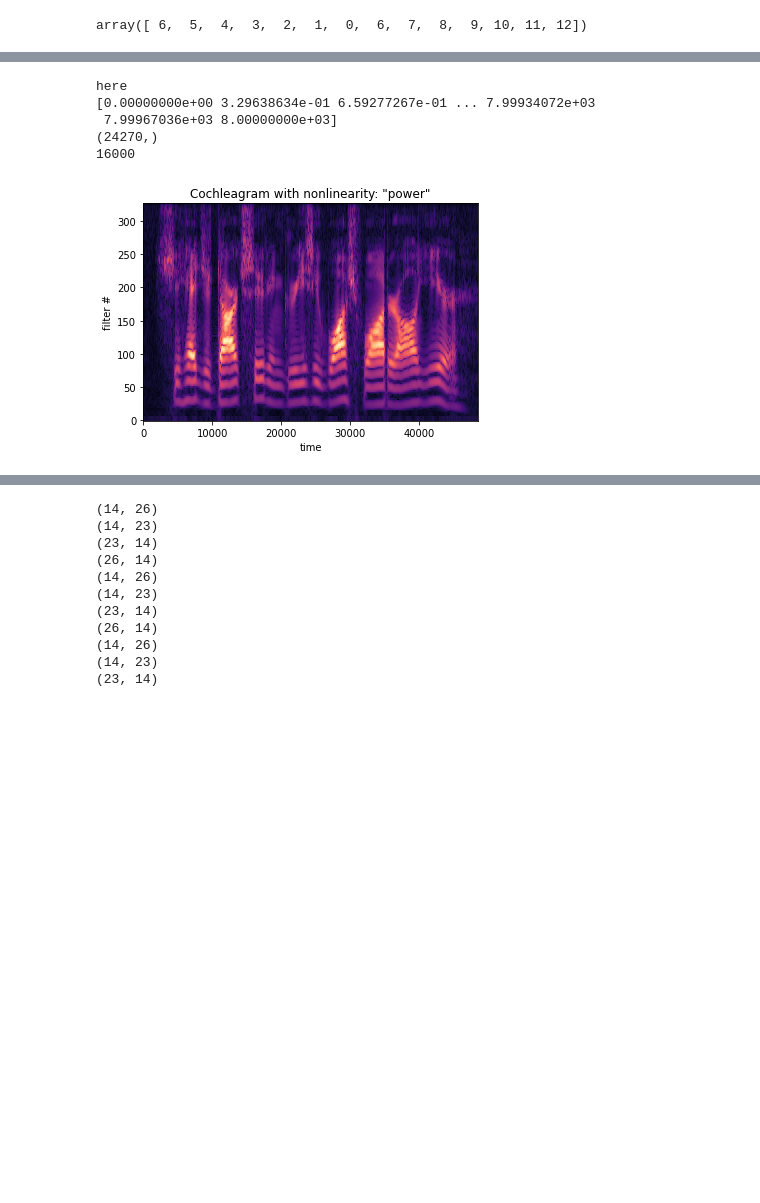
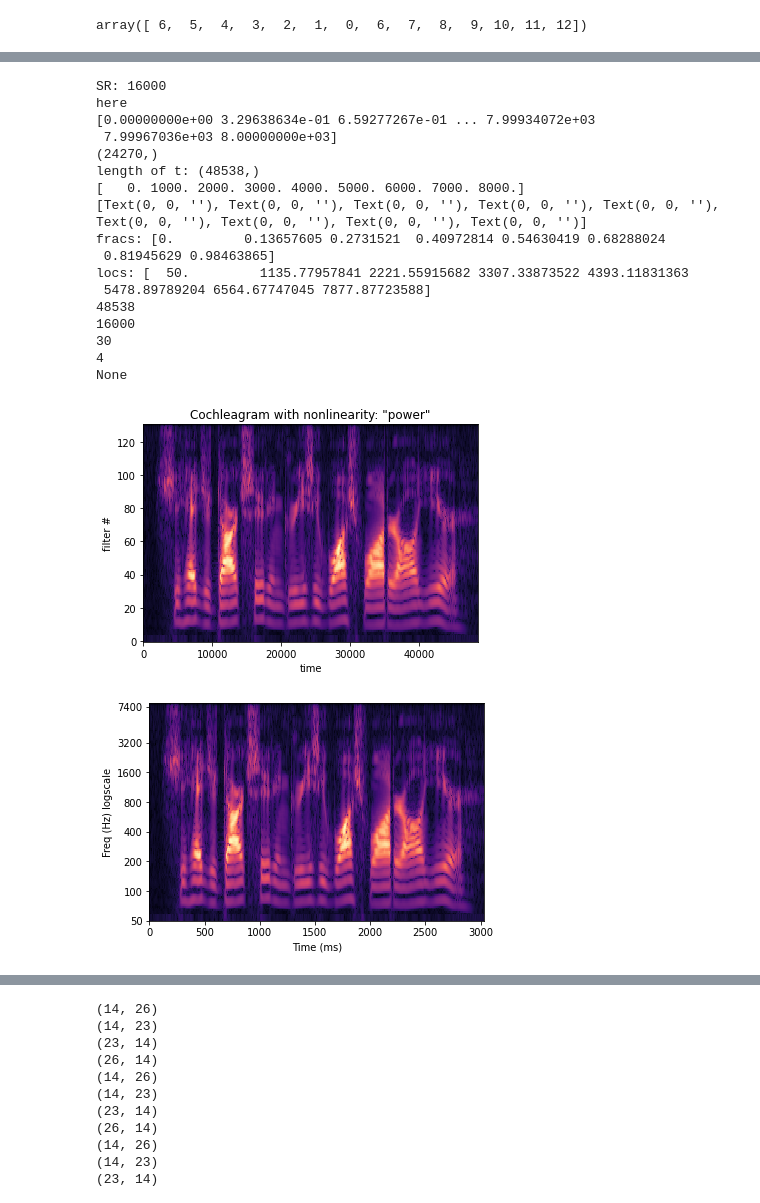
Before and after one commit to xpliu16/Jupyter_notebooks, a Jupyter notebook: auditory_filternet/Auditory_filter_processing.ipynb, the cells around one changed output, grey strips where cells are left out. Cells and saved outputs as stored; diff of their text form; code cells hidden in the pictures; blank space fills up the shorter version.

```diff
--- a/auditory_filternet/Auditory_filter_processing.ipynb
+++ b/auditory_filternet/Auditory_filter_processing.ipynb
@@ -64,9 +66,7 @@ plt.show()
 # %%
 # For 128 Hz, you can't really see the range of spectral, probably because they are all about 90 deg when only up to 8
 
-# Need to run it with display_scaled=False first, then true to get proper figure scaling, then rerun display_scaled=True
-
-display_scaled = False
+display_scaled = True
 
 if display_scaled:
     k_spect = np.array([0, 1, 2, 4, 8])  # cycles/octave
@@ -105,8 +105,13 @@ print()
 #fig,ax = plt.subplots(len(k_temp)*len(updown), len(k_spect), figsize=(5,10*(ymax-ymin)/(xmax-xmin)))
 fig,ax = plt.subplots(len(k_spect), len(k_temp)*len(updown)-1,
                       figsize=(12*(xmax-xmin)/(ymax-ymin)*(2*len(k_temp)-1)/len(k_spect),12))
+# Yikes - looks like you have to run it display_scaled false first, then true to get proper figure scaling
 
-# Rewrite sigma in terms of both u0 and v0
+
+# NEED TO RECALC XMAX XMIN
+
+# How to store the set of filters - first just plot them
+# Rewrite sigma in terms of both u0 and v0 norm
 
 inds = np.concatenate((np.flip(np.arange(len(k_temp))), np.arange(len(k_temp))+len(k_temp)-1))
 
@@ -201,37 +231,89 @@ from scipy.io.wavfile import write
 from pycochleagram import cochleagram as cgram
 from pycochleagram import erbfilter as erb
 from pycochleagram import utils
-#from time import time
 
 low_lim = 50
-hi_lim = 20000
+hi_lim = 8000
 # look for "Running demo with sound file: <rfn>
 rfn = '/home/ping/pycochleagram/pycochleagram/demo_stim/sa1.wav'
+#rfn = '/home/ping/Filternet_improvement/ucsf_timit_sent0.wav'
+#rfn = '/home/ping/Filternet_improvement/203_Hz_pure_tone.wav'
+#rfn = '/home/ping/Filternet_improvement/FM_sweep_stim.wav'
 demo_stim, demo_sr = utils.wav_to_array(rfn)
+print('SR:', demo_sr)
 #demo_n = 38  # default filter for low_lim=50 hi_lim=20000
 n = int(np.floor(erb.freq2erb(hi_lim) - erb.freq2erb(low_lim)) - 1)
 sr = demo_sr
 signal = demo_stim
-sample_factor = 8    # density of sampling, can be 1,2, or 4
-downsample=None
+sample_factor = 4    # density of sampling, can be 1,2, or 4
+downsample= None
 
 human_coch = cgram.human_cochleagram(signal, sr, n=n, sample_factor=sample_factor,
-      downsample=downsample, nonlinearity='power', strict=False)
+      downsample=downsample, nonlinearity="power", strict=False)
 
 img = np.flipud(human_coch)  # the cochleagram is upside down (i.e., in image coordinates)
 
+t = np.arange(0, 1/sr*human_coch.shape[1], 1/sr)
+print("length of t:", t.shape)
 fig,ax = plt.subplots()
 ax.set_title('Cochleagram with nonlinearity: "power"')
 ax.set_ylabel('filter #')
 ax.set_xlabel('time')
 utils.cochshow(np.flipud(img), interact=False)
 #ax.invert_yaxis()   # Looks upside down, although it matches the demo
 
-print(demo_sr)
+fig,ax = plt.subplots()
+#ax.imshow(human_coch, aspect='auto', cmap='magma')
+ax.imshow(human_coch, aspect='auto', cmap='magma', origin='lower', interpolation='nearest',
+          extent=[0,human_coch.shape[1]/sr*1000, low_lim, hi_lim])
+
+#ax.pcolor(t,log_freqs,human_coch, cmap='magma')
+#ax.set_yscale('log')
+# Run next box first to get log freqs
+
+locs,labels = plt.yticks()
+nlocs = len(locs)
+print(locs)
+#locs[0] = low_lim
+#locs[-1] = hi_lim
+print(labels)
+labels = labels[:-1]   # Trim off extra labels
+#actual_locs = np.geomspace(low_lim,hi_lim,nlocs)
+actual_locs = [50, 100, 200, 400, 800, 1600, 3200, 7400]
+fracs = np.log2(np.array(actual_locs)/50)/(np.log2(hi_lim/low_lim))
+print("fracs:", fracs)
+locs = fracs*(hi_lim-low_lim)+low_lim
+print("locs:", locs)
+
+for i, label in enumerate(labels):
+    label.set_text("{0:.0f}".format(actual_locs[i]))
+plt.yticks(locs, labels)
+
+ax.set_xlabel('Time (ms)')
+ax.set_ylabel('Freq (Hz) logscale')
+
+print(len(signal))
+print(sr)
+print(n)
+print(sample_factor)
+print(downsample)
 # %% [output]
+SR: 16000
 here
 [0.00000000e+00 3.29638634e-01 6.59277267e-01 ... 7.99934072e+03
  7.99967036e+03 8.00000000e+03]
 (24270,)
+length of t: (48538,)
+[   0. 1000. 2000. 3000. 4000. 5000. 6000. 7000. 8000.]
+[Text(0, 0, ''), Text(0, 0, ''), Text(0, 0, ''), Text(0, 0, ''), Text(0, 0, ''), Text(0, 0, ''), Text(0, 0, ''), Text(0, 0, ''), Text(0, 0, '')]
+fracs: [0.         0.13657605 0.2731521  0.40972814 0.54630419 0.68288024
+ 0.81945629 0.98463865]
+locs: [  50.         1135.77957841 2221.55915682 3307.33873522 4393.11831363
+ 5478.89789204 6564.67747045 7877.87723588]
+48538
 16000
+30
+4
+None
-[figure, old version]
+[figure, new version]
+[figure, added]
```
Also changed, not shown: parts of 72 cells of this notebook, 2 other files.
